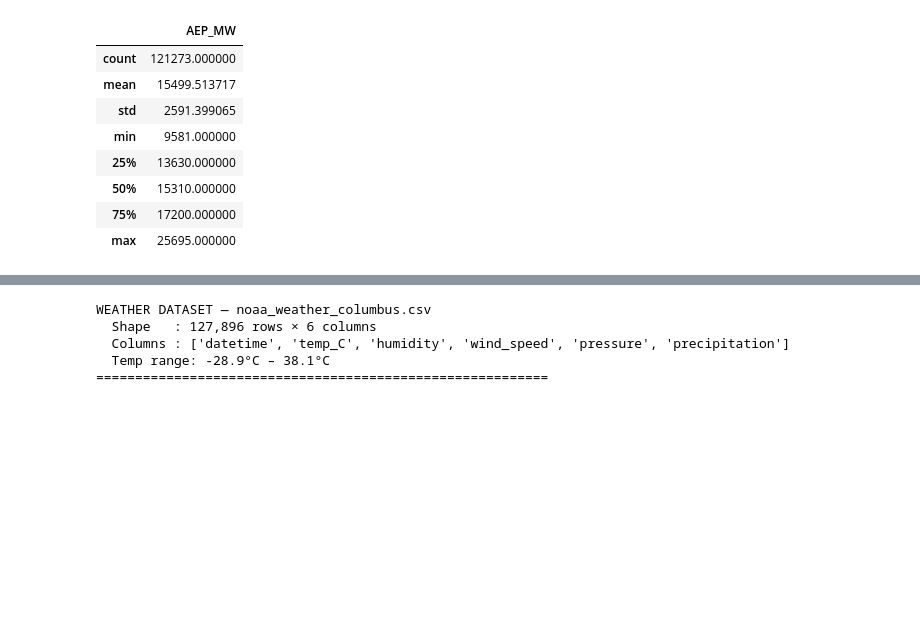
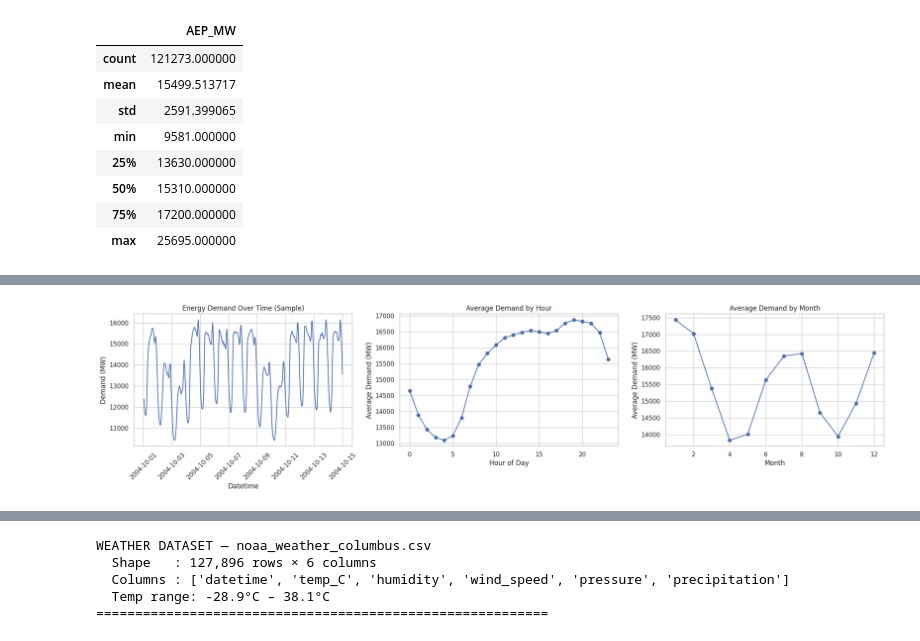
Before and after one commit to abdullah2709/EAAI_Project_2, a Jupyter notebook: project_artefact.ipynb, the cells around one changed output, grey strips where cells are left out. Saved outputs shown, nothing was run; the diff lists cells and outputs as text; code cells hidden in the pictures; blank space fills up the shorter version.

Commit message:
Reuken : Dataset Pattern

```diff
--- a/project_artefact.ipynb
+++ b/project_artefact.ipynb
@@ -201,0 +207,38 @@ ENERGY DATASET — AEP_hourly.csv
+# %%
+# Energy dataset pattern visualisation
+energy_vis = energy_raw.copy()
+energy_vis["Datetime"] = pd.to_datetime(energy_vis["Datetime"])
+energy_vis = energy_vis.sort_values("Datetime")
+
+# Create time-based helper columns
+energy_vis["hour"] = energy_vis["Datetime"].dt.hour
+energy_vis["day_name"] = energy_vis["Datetime"].dt.day_name()
+energy_vis["month"] = energy_vis["Datetime"].dt.month
+
+# Plot
+fig, axes = plt.subplots(1, 3, figsize=(20, 5))
+
+# 1. Sample time-series view
+sample_energy = energy_vis.iloc[:24*14]   # first 14 days
+axes[0].plot(sample_energy["Datetime"], sample_energy["AEP_MW"], linewidth=1.5)
+axes[0].set_title("Energy Demand Over Time (Sample)")
+axes[0].set_xlabel("Datetime")
+axes[0].set_ylabel("Demand (MW)")
+axes[0].tick_params(axis='x', rotation=45)
+
+# 2. Hourly pattern
+energy_vis.groupby("hour")["AEP_MW"].mean().plot(ax=axes[1], marker="o")
+axes[1].set_title("Average Demand by Hour")
+axes[1].set_xlabel("Hour of Day")
+axes[1].set_ylabel("Average Demand (MW)")
+
+# 3. Monthly pattern
+energy_vis.groupby("month")["AEP_MW"].mean().plot(ax=axes[2], marker="o")
+axes[2].set_title("Average Demand by Month")
+axes[2].set_xlabel("Month")
+axes[2].set_ylabel("Average Demand (MW)")
+
+plt.tight_layout()
+plt.show()
+# %% [output]
+[figure, added]
```
Also changed, not shown: parts of 17 cells of this notebook.
